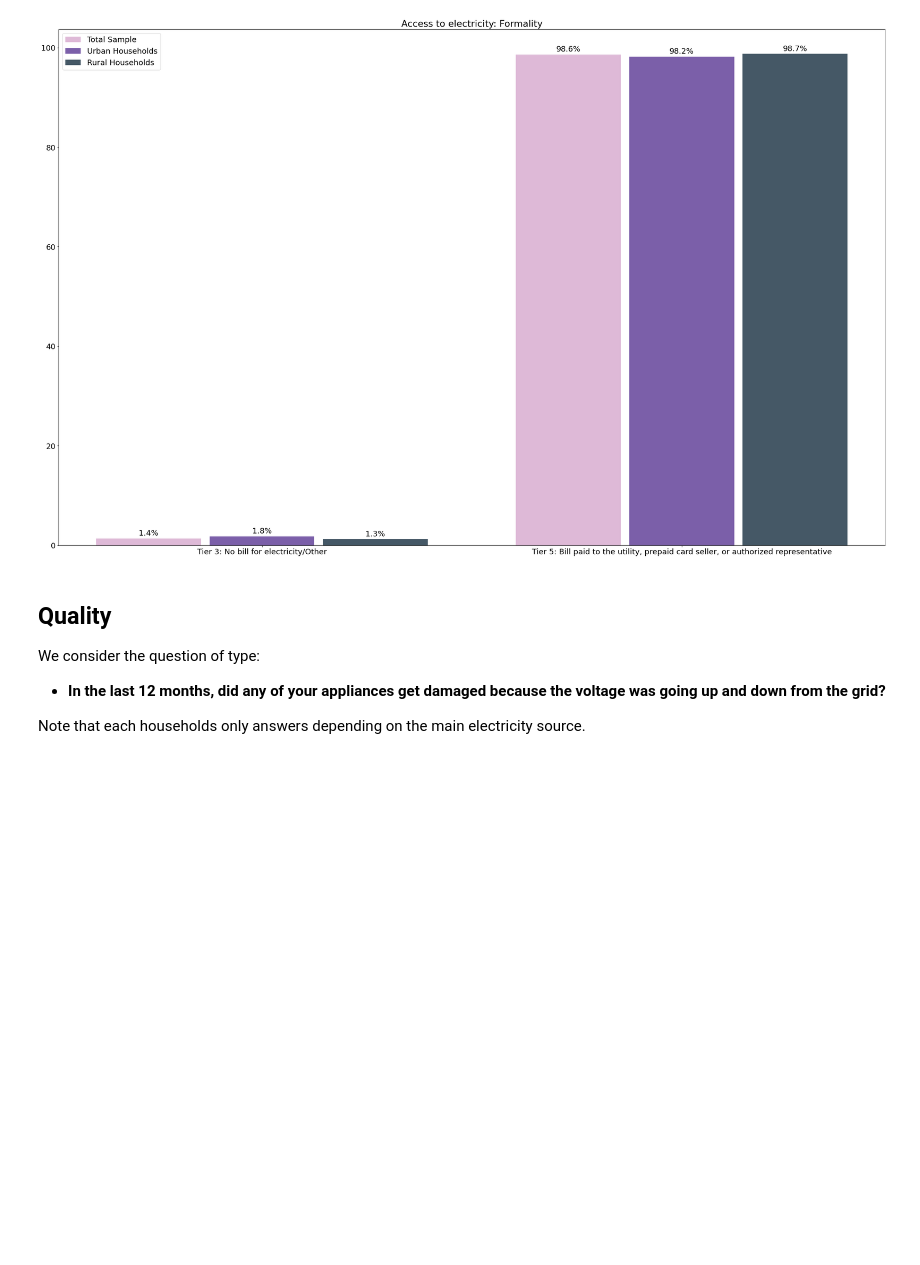
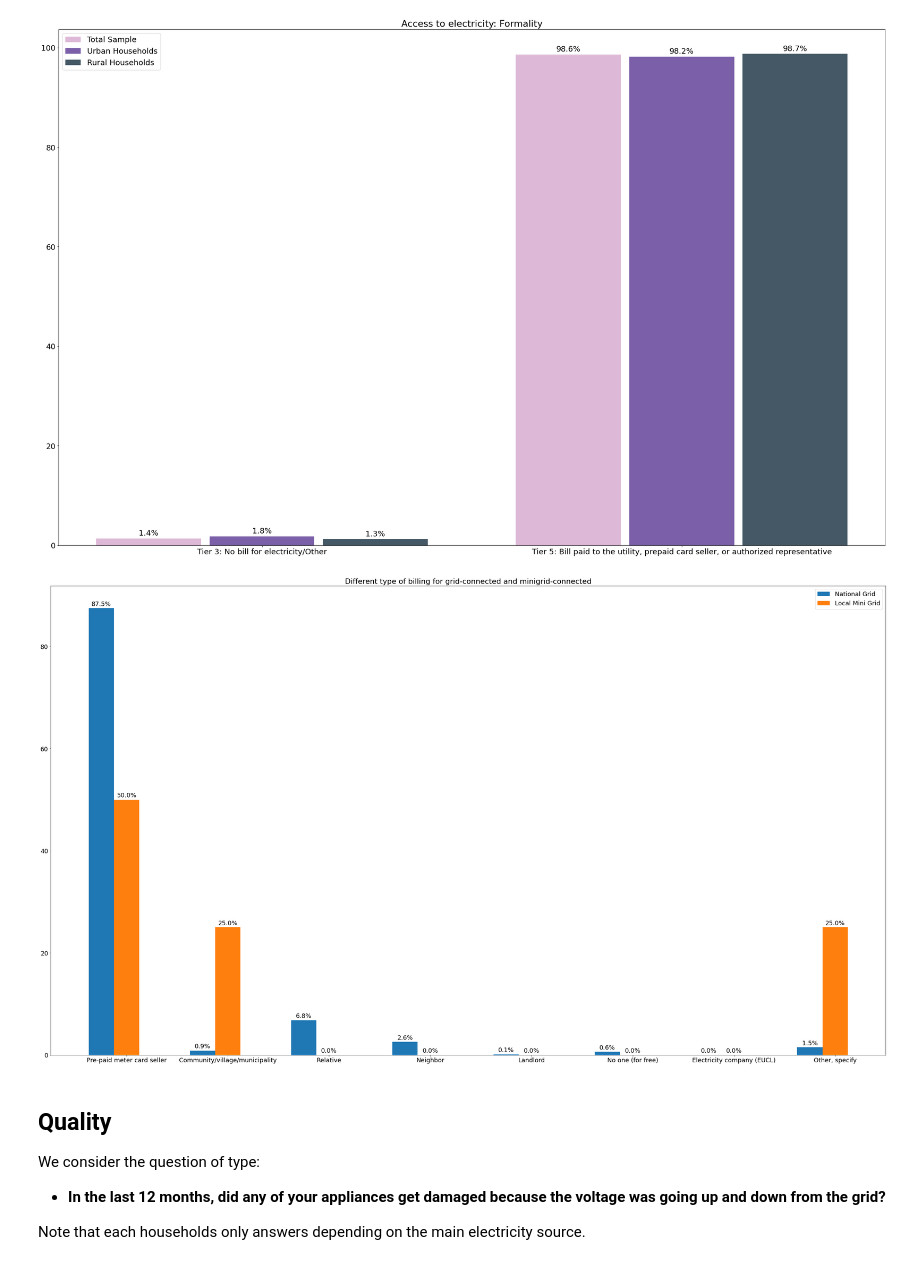
Before and after one commit to alfonsocaiazzo/esmap-mtf-data, a Jupyter notebook: mtf-book/rwanda/mtf_electricity.ipynb, the cells around one changed output. Cells and saved outputs as stored; diff of their text form; code cells hidden in the pictures; blank space fills up the shorter version.

```diff
--- a/mtf-book/rwanda/mtf_electricity.ipynb
+++ b/mtf-book/rwanda/mtf_electricity.ipynb
@@ -343,6 +341,61 @@ plot_tier_distribution(main,'E_Formality',values= [3,5],
                        title='Access to electricity: Formality')
 # %% [output]
 [figure]
+# %%
+bill_types_nat = []
+bill_labels = ['Pre-paid meter card seller','Community/village/municipality','Relative', "Neighbor", 'Landlord','No one (for free)','Electricity company (EUCL)','Other, specify']
+for i in range(1,8):
+    bill_types_nat.append(len(main[main[question_formality["National Grid"]]==i]))
+bill_types_nat.append(len(main[main[question_formality["National Grid"]]==555]))
+
+total_nat = sum(bill_types_nat)
+
+bill_types_nat_perc = []
+for i in range(len(bill_types_nat)):
+    bill_types_nat_perc.append(bill_types_nat[i]*100/total_nat)
+
+
+bill_types_mini = []
+for i in range(1,8):
+    bill_types_mini.append(len(main[main[question_formality["Local Mini Grid"]]==i]))
+bill_types_mini.append(len(main[main[question_formality["Local Mini Grid"]]==555]))
+
+total_mini = sum(bill_types_mini)
+
+bill_types_mini_perc = []
+for i in range(len(bill_types_mini)):
+    bill_types_mini_perc.append(bill_types_mini[i]*100/total_mini)
+
+x = np.arange(len(bill_labels))  # the label locations
+width = 0.25  # the width of the bars
+
+fig,ax = plt.subplots(figsize=(35,20))
+rects1 = ax.bar(x - width, bill_types_nat_perc, width, label='National Grid')
+rects2 = ax.bar(x, bill_types_mini_perc, width, label='Local Mini Grid')
+
+
+def autolabel(rects):
+    """Attach a text label above each bar in *rects*, displaying its height."""
+    for rect in rects:
+        height = rect.get_height()
+        ax.annotate('{}%'.format(round(height,1)),
+                    xy=(rect.get_x() + rect.get_width() / 2, height),
+                    xytext=(0, 3),  # 3 points vertical offset
+                    textcoords="offset points",
+                    ha='center', va='bottom')
+
+
+autolabel(rects1)
+autolabel(rects2)
+
+fig.tight_layout()
+ax.set_xticks(x)
+ax.set_xticklabels(bill_labels)
+ax.legend()
+plt.title('Different type of billing for grid-connected and minigrid-connected')
+plt.show()
+# %% [output]
+[figure, added]
 # %% [markdown]
 ## Quality
 
```
Also changed, not shown: parts of 7 cells of this notebook.
